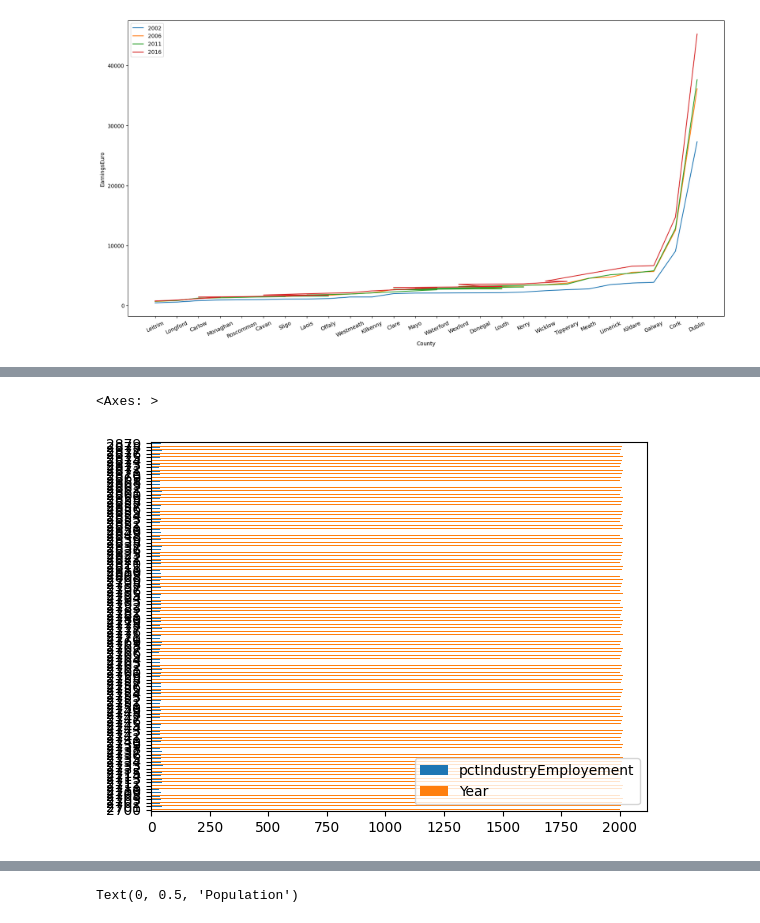
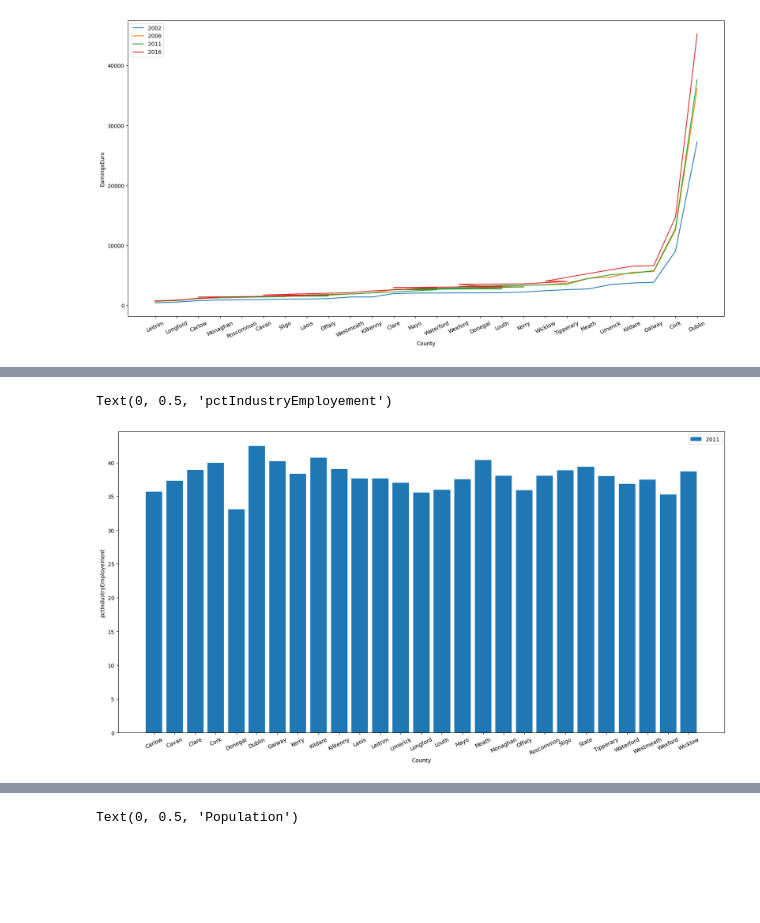
Before and after one commit to cct-abowman/CA1, a Jupyter notebook: EDA.ipynb, the cells around one changed output, grey strips where cells are left out. Drawn from its saved outputs; the diff is of its cells as text; code cells hidden in the pictures; blank space fills up the shorter version.

```diff
--- a/EDA.ipynb
+++ b/EDA.ipynb
@@ -499,5 +499,25 @@ Text(0, 0.5, 'pctIndustryEmployement')
-# %%
-pct_working.plot.barh()
-# %% [output]
-<Axes: >
-[figure, removed]
+# %%
+fig, ax = plt.subplots(figsize=(20, 10))
+
+pct_working = joint_df[['County', 'pctIndustryEmployement', 'Year', 'Industry']]
+pct_working = pct_working[pct_working['Industry']=='All industries']
+
+pct_working_2002 = pct_working[pct_working['Year']==2002].sort_values(by='County').drop_duplicates()
+pct_working_2006 = pct_working[pct_working['Year']==2006].sort_values(by='County').drop_duplicates()
+pct_working_2011 = pct_working[pct_working['Year']==2011].sort_values(by='County').drop_duplicates()
+pct_working_2016 = pct_working[pct_working['Year']==2016].sort_values(by='County').drop_duplicates()
+
+
+# Rotating X-axis labels
+plt.xticks(rotation = 25)
+#r_1 = pct_working_2002['County']
+#ax.bar(pct_working_2002['County'], pct_working_2002['pctIndustryEmployement'], label='2002')
+#ax.bar(pct_working_2006['County'],  pct_working_2006['pctIndustryEmployement'], label='2006')
+ax.bar(pct_working_2011['County'],  pct_working_2011['pctIndustryEmployement'], label='2011')
+
+ax.legend()
+plt.xlabel("County")
+plt.ylabel("pctIndustryEmployement")
+# %% [output]
+Text(0, 0.5, 'pctIndustryEmployement')
+[figure, added]
```
Also changed, not shown: parts of 8 cells of this notebook, 2 other files.
